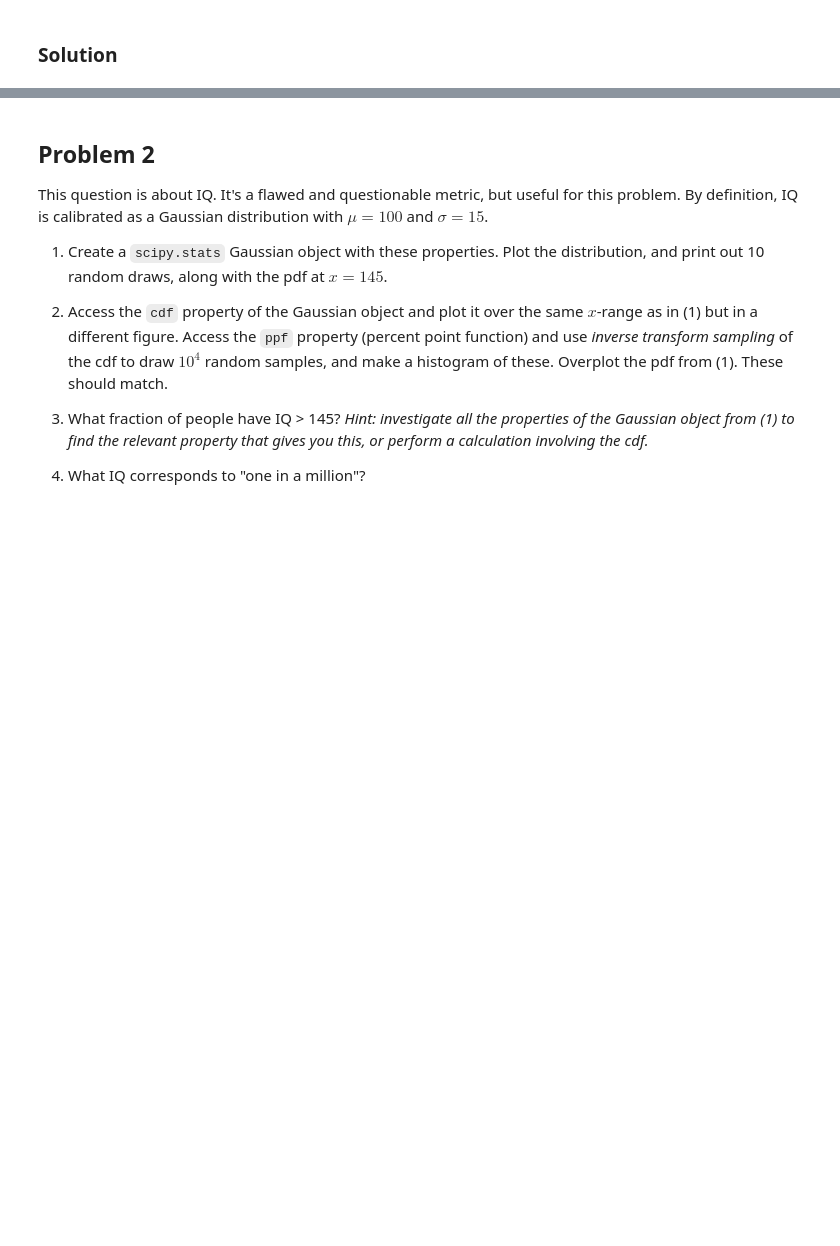
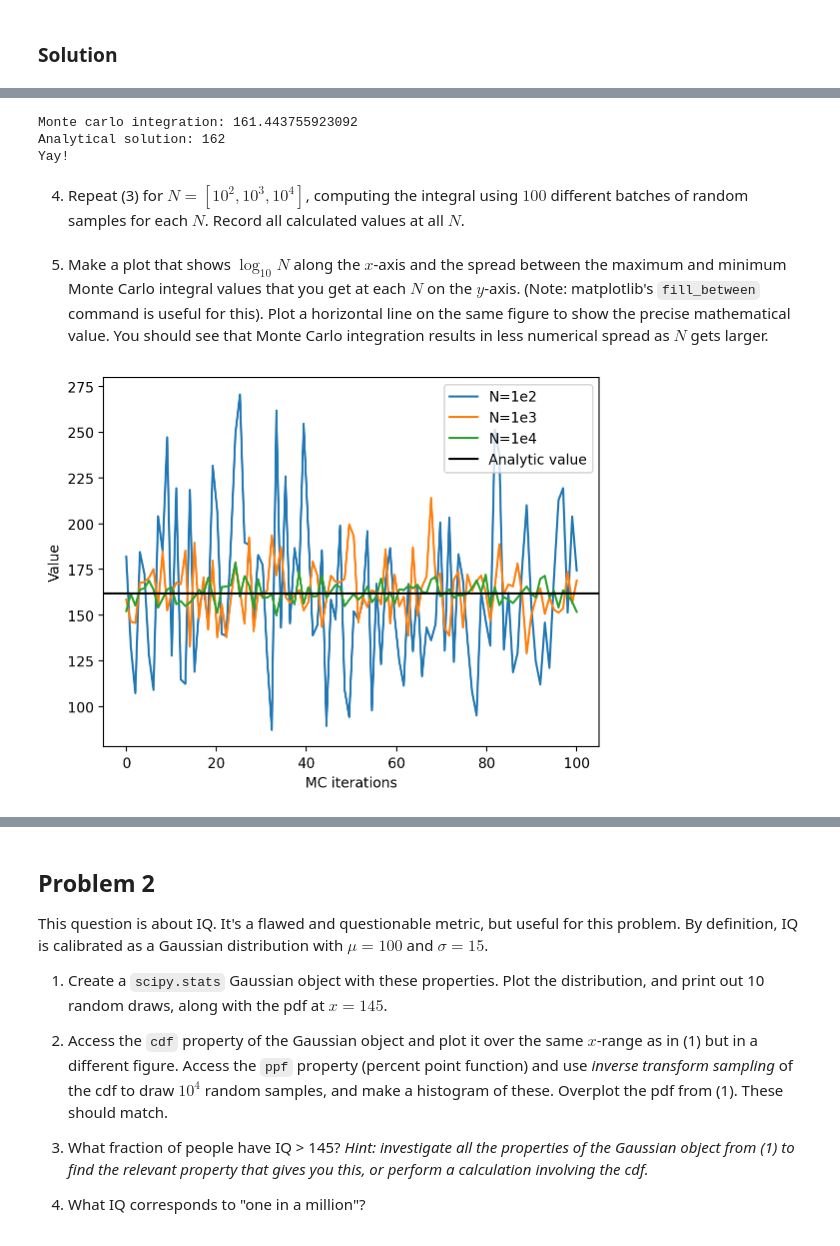
Before and after one commit to VanderbiltAstronomy/astr_8070_s24, a Jupyter notebook: coursework/student_folders/jaelyn_roth/vu_astr8070_s24_hw2_JaelynRoth.ipynb, the cells around one changed output, grey strips where cells are left out. Cells and saved outputs as stored; diff of their text form; code cells hidden in the pictures; blank space fills up the shorter version.

```diff
--- a/coursework/student_folders/jaelyn_roth/vu_astr8070_s24_hw2_JaelynRoth.ipynb
+++ b/coursework/student_folders/jaelyn_roth/vu_astr8070_s24_hw2_JaelynRoth.ipynb
@@ -34,0 +44,55 @@ $$ p(x|\mu = 0,\sigma) = \frac{\sqrt 2}{\sigma \sqrt{\pi}} \exp \left( \frac{-x^
+# %%
+normal = norm(0,3)
+normSamples = normal.rvs(int(1e5))
+
+mask = normSamples > 0 # get array of Trues and Falses
+normSamples = normSamples[mask] # only accept the Trues
+# %%
+# Monte carlo integration
+    # integral(0,inf) of f(x)g(x) --> <g(xi)> where f(x) is the dist the samples are drawn from
+    # Here, f(x) is the half gaussian and g(x) is the rest
+    # get mean of g(x) as LHS and see if equal to RHS
+sigma = 3
+
+lhs = np.mean((normSamples**3)*sigma*np.sqrt(np.pi)/np.sqrt(2))
+print("Monte carlo integration:",lhs)
+
+rhs = 2*sigma**4
+print('Analytical solution:',rhs)
+
+print('Yay!')
+# %% [output]
+Monte carlo integration: 161.443755923092
+Analytical solution: 162
+Yay!
+# %% [markdown]
+4) Repeat (3) for $N=[10^2,10^3,10^4]$, computing the integral using $100$ different batches of random samples for each $N$. Record all calculated values at all $N$.
+# %%
+Ns = [1e2,1e3,1e4]
+
+monte_results = np.zeros((3,100)) # 3 rows of 100 elements each to store results
+
+for n in range(len(Ns)):
+    for i in range(100): # 100 batches of random samples
+
+        samples = normal.rvs(int(Ns[n])) # pull N many samples
+        newmask = samples > 0
+        samples = samples[newmask] # make it a half gaussian
+
+        monte = np.mean((samples**3)*sigma*np.sqrt(np.pi)/np.sqrt(2))
+        monte_results[n][i] = monte # store value in nth row, ith element
+# %% [markdown]
+5) Make a plot that shows $\log_{10}N$ along the $x$-axis and the spread between the maximum and minimum Monte Carlo integral values that you get at each $N$ on the $y$-axis. (Note: matplotlib's `fill_between` command is useful for this). Plot a horizontal line on the same figure to show the precise mathematical value. You should see that Monte Carlo integration results in less numerical spread as $N$ gets larger.
+# %%
+xgrid = np.linspace(0,100,100)
+
+plt.plot(xgrid,monte_results[0],label='N=1e2')
+plt.plot(xgrid,monte_results[1],label='N=1e3')
+plt.plot(xgrid,monte_results[2],label='N=1e4')
+plt.axhline(162,color='black',label='Analytic value')
+
+plt.xlabel('MC iterations')
+plt.ylabel('Value')
+plt.legend(loc='upper right');
+# %% [output]
+[figure, added]
```
Also changed, not shown: parts of 18 cells of this notebook.
